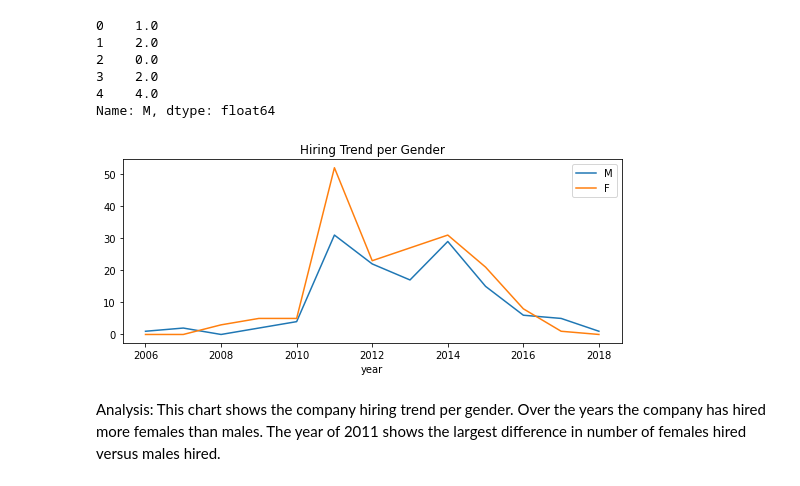
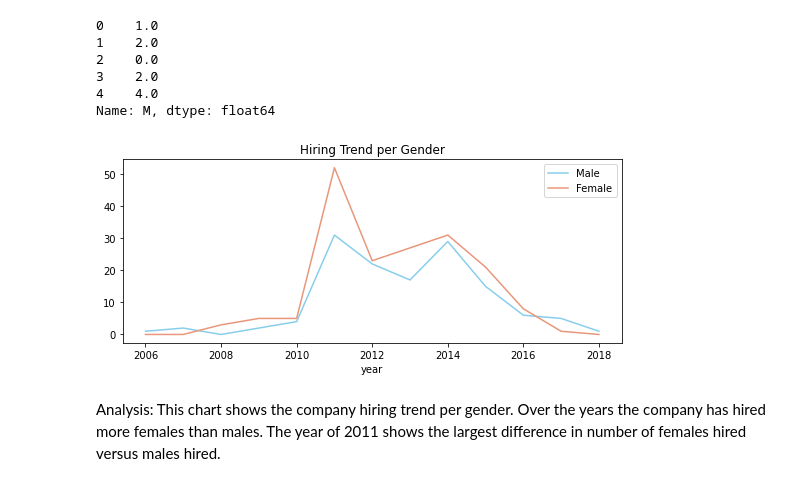
Before and after one commit to rossettifla/HRPythonproject, a Jupyter notebook: Genderdifferencesproject.ipynb, the cells around one changed output. Saved outputs shown, nothing was run; the diff lists cells and outputs as text; code cells hidden in the pictures.

```diff
--- a/Genderdifferencesproject.ipynb
+++ b/Genderdifferencesproject.ipynb
@@ -158,10 +158,9 @@ Analysis: Company currently has more female employees than male employees. Also,
 # %%
 # Pie chart
 
-Tasks = [116, 91]
-
 my_labels = 'Female-Active','Male-Active'
-plt.pie(Tasks,labels=my_labels,autopct='%1.1f%%')
+my_colors =['darksalmon','skyblue']
+plt.pie(status_df.Active,labels=my_labels,autopct='%1.1f%%', colors= my_colors)
 plt.title('Percentage of Active Employees per gender')
 plt.axis('equal')
 plt.show()
@@ -196,15 +195,15 @@ Name: M, dtype: float64
 # %%
 #Line chart
 
 ax = plt.gca()
 
 #use plot() method on the dataframe
-hiring_df.plot( x = 'year' , y = 'M',  ax = ax )
-hiring_df.plot( x = 'year' , y = 'F' ,  ax = ax)
+hiring_df.plot( x = 'year' , y = 'M',  ax = ax, color=my_colors[1])
+hiring_df.plot( x = 'year' , y = 'F' ,  ax = ax, color=my_colors[0])
 ax.set_title('Hiring Trend per Gender')
-
+ax.legend(["Male", "Female"])
 plt.show()
 # %% [output]
-[figure, old version]
+[figure, new version]
 # %% [markdown]
 Analysis: This chart shows the company hiring trend per gender. Over the years the company has hired more females than males. The year of 2011 shows the largest difference in number of females hired versus males hired.
```
Also changed, not shown: parts of 6 cells of this notebook.
